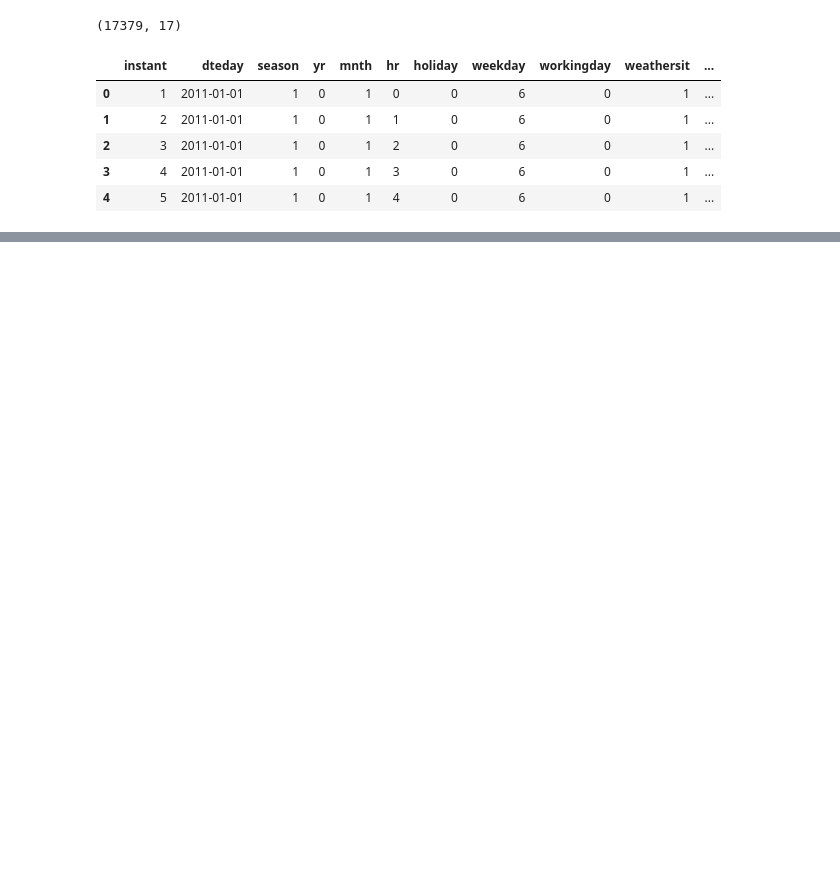
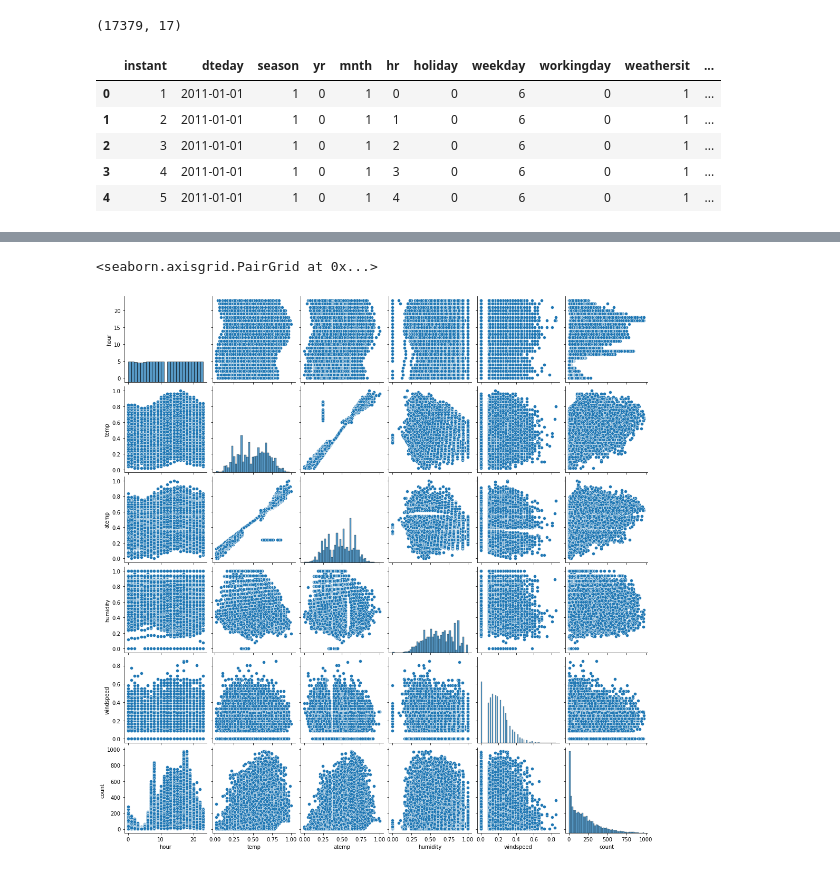
Before and after one commit to rohan10/bike-rental-analysis, a Jupyter notebook: code.ipynb, the cells around one changed output, grey strips where cells are left out. Cells and saved outputs as stored; diff of their text form; code cells hidden in the pictures; blank space fills up the shorter version.

```diff
--- a/code.ipynb
+++ b/code.ipynb
@@ -146,0 +125,5 @@ Name: dteday, Length: 731, dtype: int64
+# %%
+sns.pairplot(data)
+# %% [output]
+<seaborn.axisgrid.PairGrid at 0x...>
+[figure, added]
```
Also changed, not shown: parts of 48 cells of this notebook, 2 other files.
